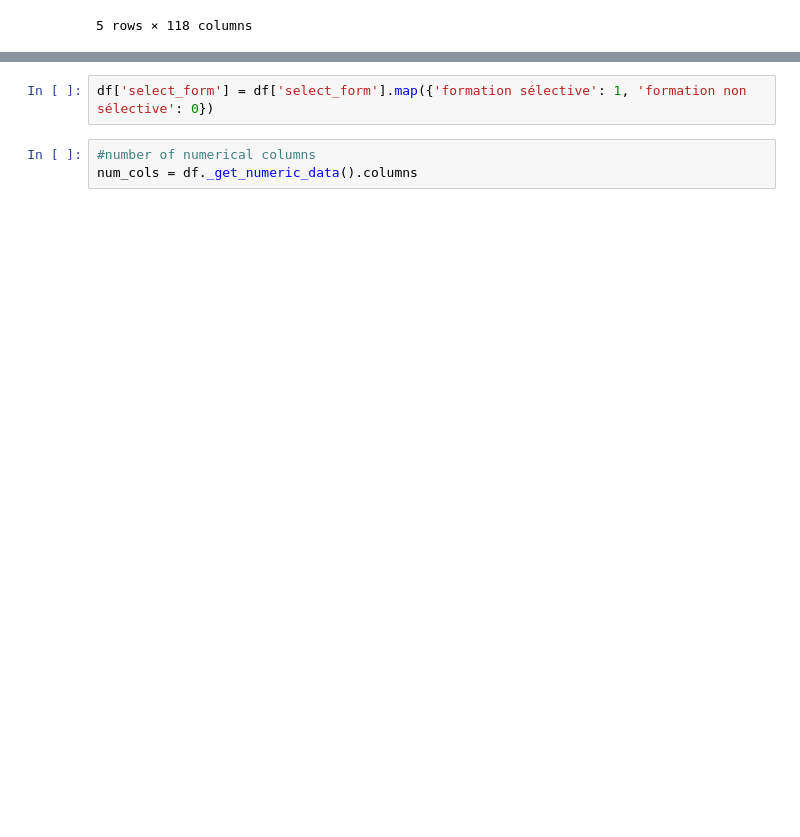
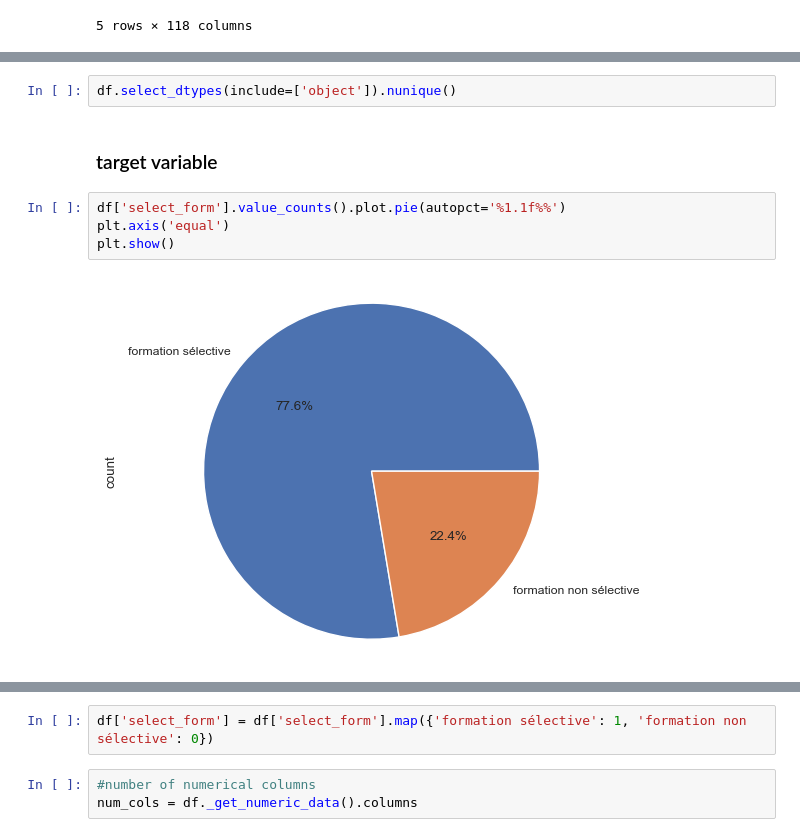
Before and after one commit to HaythamBorchani/datacamp_porject, a Jupyter notebook: starting_kit_selectivity_.ipynb, the cells around one changed output, grey strips where cells are left out. Cells and saved outputs as stored; diff of their text form; blank space fills up the shorter version.

```diff
--- a/starting_kit_selectivity_.ipynb
+++ b/starting_kit_selectivity_.ipynb
@@ -75,0 +116,10 @@ Name: proportion, dtype: float64
+# %%
+df.select_dtypes(include=['object']).nunique()
+# %% [markdown]
+### target variable
+# %%
+df['select_form'].value_counts().plot.pie(autopct='%1.1f%%')
+plt.axis('equal')
+plt.show()
+# %% [output]
+[figure, added]
```
Also changed, not shown: parts of 60 cells of this notebook.
